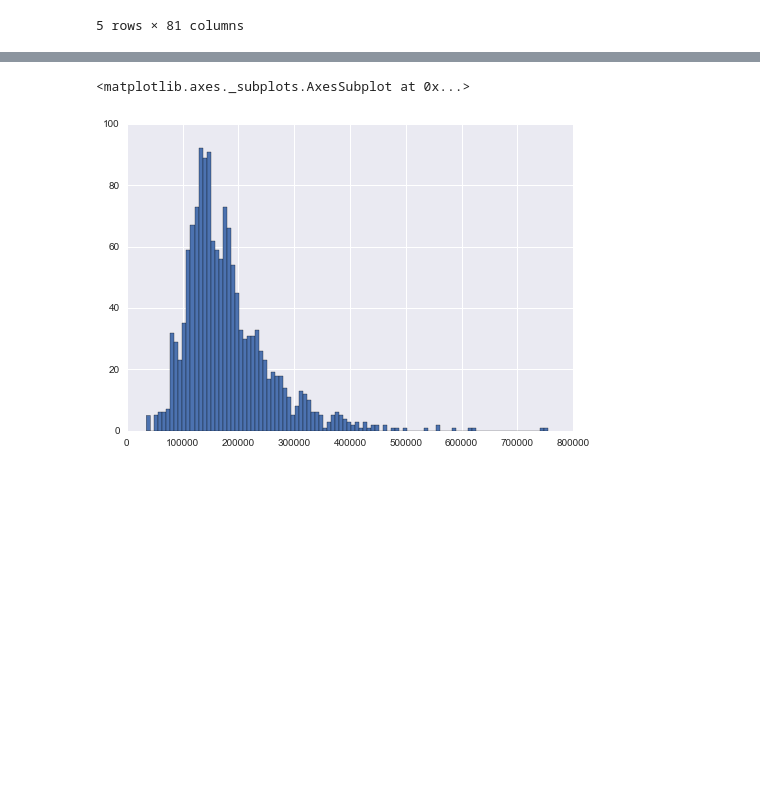
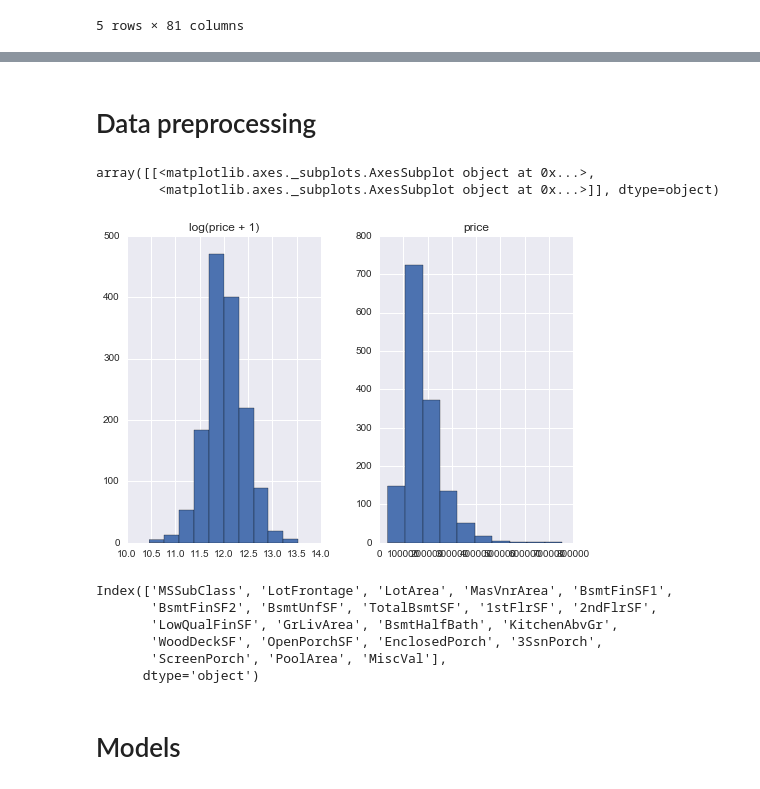
Before and after one commit to Time1ess/MyCodes, a Jupyter notebook: Machine Learning/Python/Kaggle/House Prices-Advanced Regression Techniques/House Prices-Advanced Regression Techniques.ipynb, the cells around one changed output, grey strips where cells are left out. Saved outputs shown, nothing was run; the diff lists cells and outputs as text; code cells hidden in the pictures; blank space fills up the shorter version.

```diff
--- a/Machine Learning/Python/Kaggle/House Prices-Advanced Regression Techniques/House Prices-Advanced Regression Techniques.ipynb
+++ b/Machine Learning/Python/Kaggle/House Prices-Advanced Regression Techniques/House Prices-Advanced Regression Techniques.ipynb
@@ -290,3 +25,0 @@ A simple data transformation can solve the problem. This is one of the awesome t
-# %%
-# applying log transformation
-train['SalePrice'] = np.log1p(train.SalePrice)
@@ -311,3 +25,0 @@ res = stats.probplot(train['GrLivArea'], plot=plt)
-# %%
-# applying log transformation
-train['GrLivArea'] = train.GrLivArea.map(np.log)
@@ -338,2 +25,0 @@ To apply a log tranformation here, we'll create a variable that can get the effe
-# %%
-train['TotalBsmtSF'] = np.log1p(train.TotalBsmtSF)
@@ -347,3 +25,0 @@ res = stats.probplot(train['TotalBsmtSF'], plot=plt)
-# %%
-train = pd.get_dummies(train)
-train.head(5)
@@ -446,5 +25,0 @@ array([[<matplotlib.axes._subplots.AxesSubplot object at 0x...>]], dtype=object)
-# %%
-y.map(np.expm1).hist(bins=100)
-# %% [output]
-<matplotlib.axes._subplots.AxesSubplot at 0x...>
-[figure, removed]
@@ -450,0 +29,9 @@ y.map(np.expm1).hist(bins=100)
+# %% [markdown]
+# Data preprocessing
+# %%
+prices = pd.DataFrame({'price': train.SalePrice, 'log(price + 1)': np.log1p(train.SalePrice)})
+prices.hist()
+# %% [output]
+array([[<matplotlib.axes._subplots.AxesSubplot object at 0x...>,
+        <matplotlib.axes._subplots.AxesSubplot object at 0x...>]], dtype=object)
+[figure, added]
@@ -450,0 +40,13 @@ y.map(np.expm1).hist(bins=100)
+# %%
+numeric_features = dataset.dtypes[dataset.dtypes != 'object'].index
+
+skewed_features = train[numeric_features].apply(lambda x: skew(x.dropna()))
+skewed_features = skewed_features[skewed_features > 0.75].index
+skewed_features
+# %% [output]
+Index(['MSSubClass', 'LotFrontage', 'LotArea', 'MasVnrArea', 'BsmtFinSF1',
+       'BsmtFinSF2', 'BsmtUnfSF', 'TotalBsmtSF', '1stFlrSF', '2ndFlrSF',
+       'LowQualFinSF', 'GrLivArea', 'BsmtHalfBath', 'KitchenAbvGr',
+       'WoodDeckSF', 'OpenPorchSF', 'EnclosedPorch', '3SsnPorch',
+       'ScreenPorch', 'PoolArea', 'MiscVal'],
+      dtype='object')
@@ -450,0 +62,2 @@ y.map(np.expm1).hist(bins=100)
+# %% [markdown]
+# Models
```
Also changed, not shown: parts of 82 cells of this notebook.
